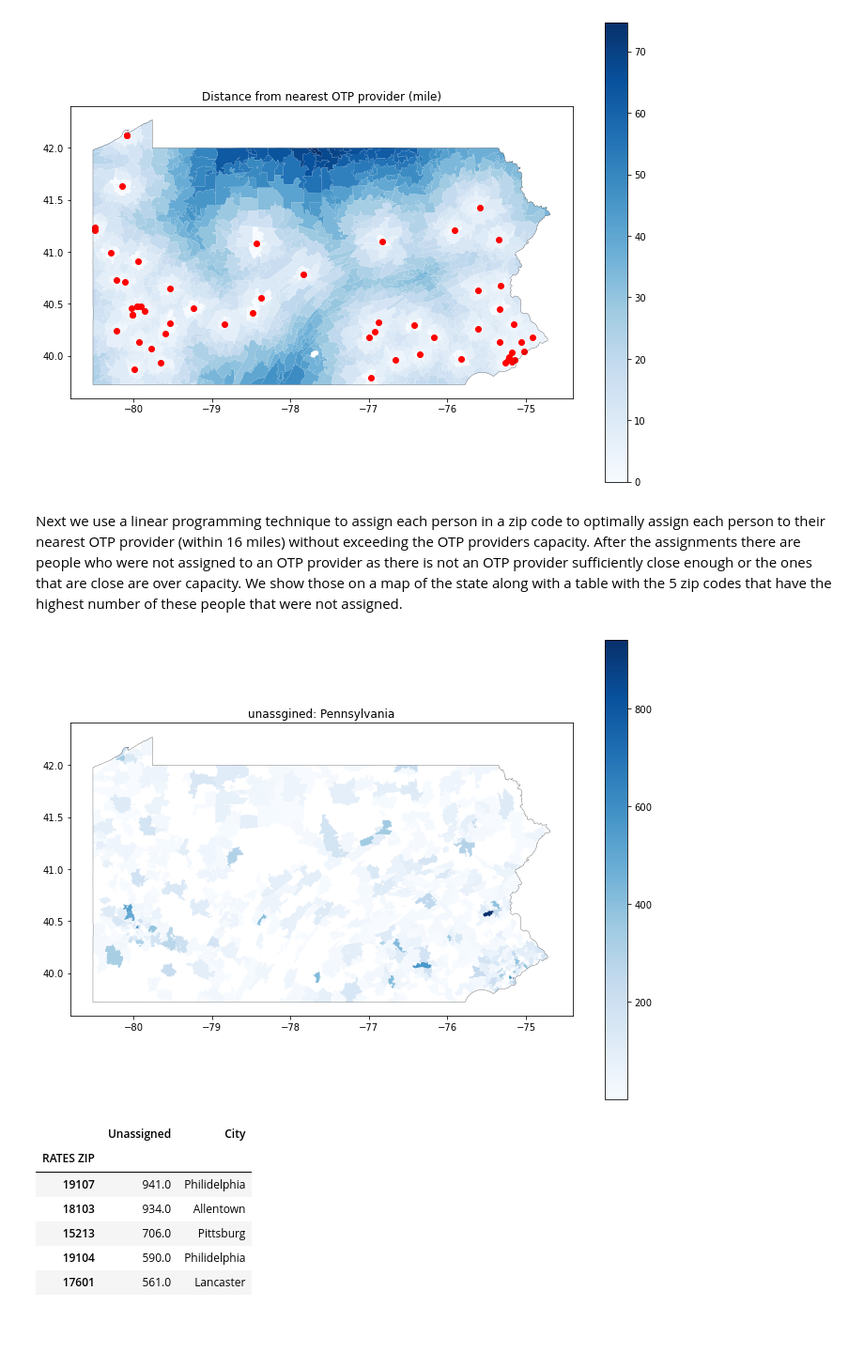
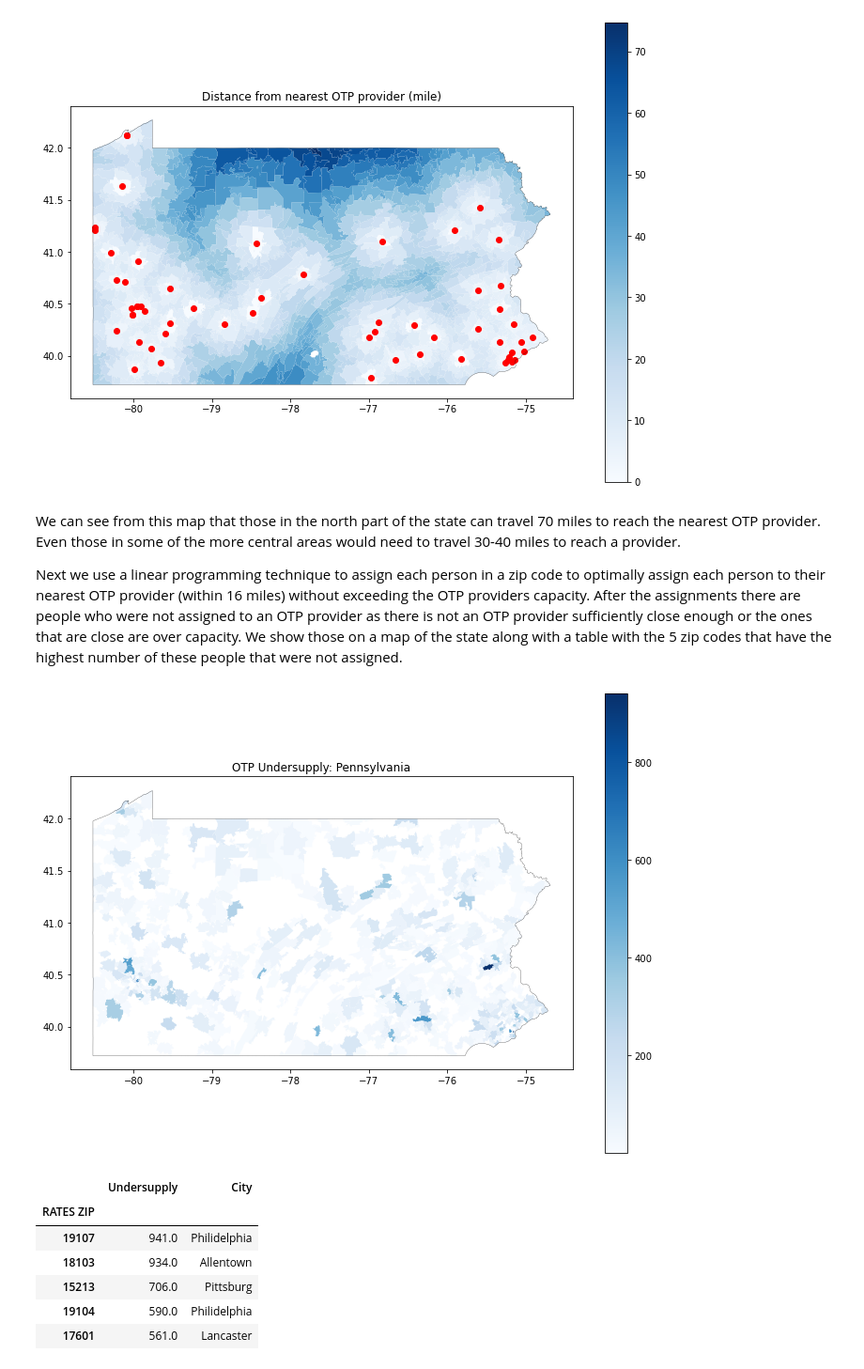
Before and after one commit to kaden-call2/Underserved_otp, a Jupyter notebook: final_notebook.ipynb, the cells around one changed output. Shown: that part at 94% size. Cells and saved outputs as stored; diff of their text form; code cells hidden in the pictures; blank space fills up the shorter version.

Commit message:
Changed titles on graphs

```diff
--- a/final_notebook.ipynb
+++ b/final_notebook.ipynb
@@ -45,16 +45,18 @@ f1.plot_dist_to_providers(zip_geo_data, states_geo_data, provider_data, state)
   return provider_with_geo['geometry'].centroid
 [figure]
 # %% [markdown]
+We can see from this map that those in the north part of the state can travel 70 miles to reach the nearest OTP provider. Even those in some of the more central areas would need to travel 30-40 miles to reach a provider.
+
 Next we use a linear programming technique to assign each person in a zip code to optimally assign each person to their nearest OTP provider (within 16 miles) without exceeding the OTP providers capacity. After the assignments there are people who were not assigned to an OTP provider as there is not an OTP provider sufficiently close enough or the ones that are close are over capacity. We show those on a map of the state along with a table with the 5 zip codes that have the highest number of these people that were not assigned.
 # %%
 penn_lp = lp.run_model(provider_data, zip_geo_data, year_rates_data, state, DIST_THRESH, True)
 top_unassigned = penn_lp[1].sort_values('picked', ascending=False).reset_index(level=[1])[:5]
 top_unassigned['City'] = ['Philidelphia', 'Allentown', 'Pittsburg', 'Philidelphia', 'Lancaster']
-top_unassigned['Unassigned'] = top_unassigned['picked']
-top_unassigned[['Unassigned', 'City']]
+top_unassigned['Undersupply'] = top_unassigned['picked']
+top_unassigned[['Undersupply', 'City']]
 # %% [output]
-[figure, old version]
+[figure, new version]
-|  | Unassigned | City |
+|  | Undersupply | City |
 | RATES ZIP |  |  |
 | 19107 | 941.0 | Philidelphia |
 | 18103 | 934.0 | Allentown |
```
Also changed, not shown: parts of 8 cells of this notebook, 9 other files.
